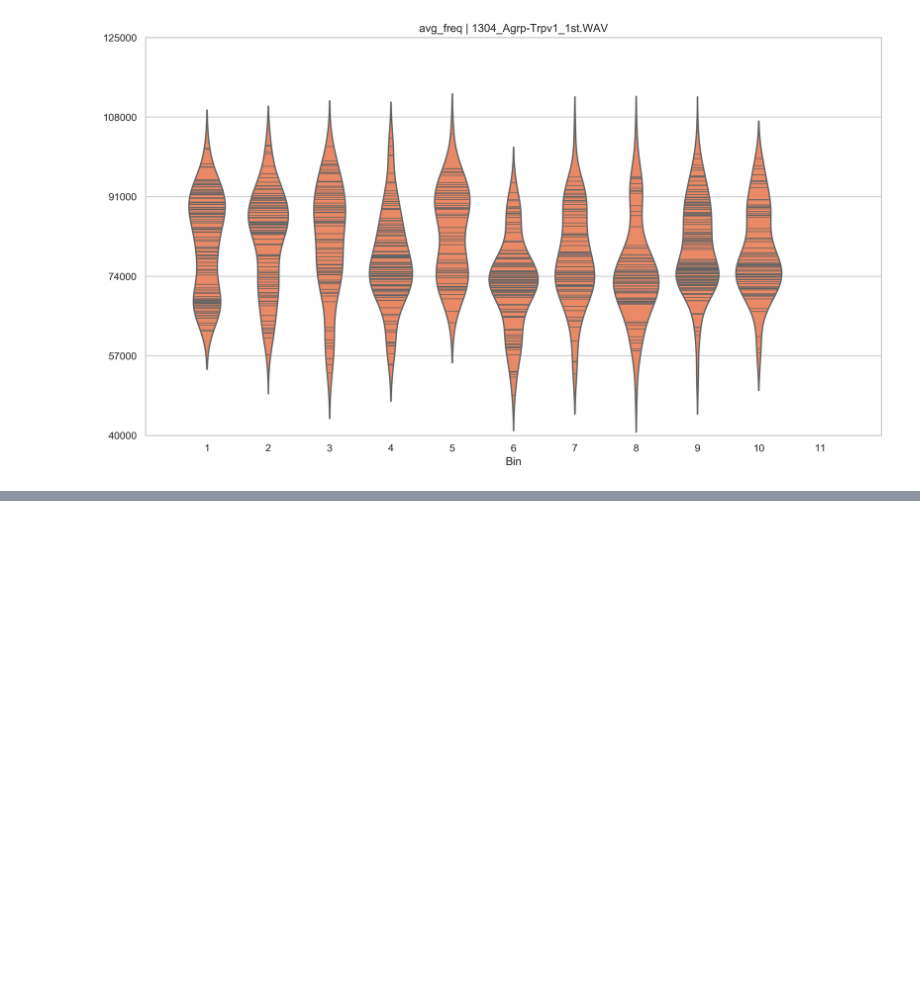
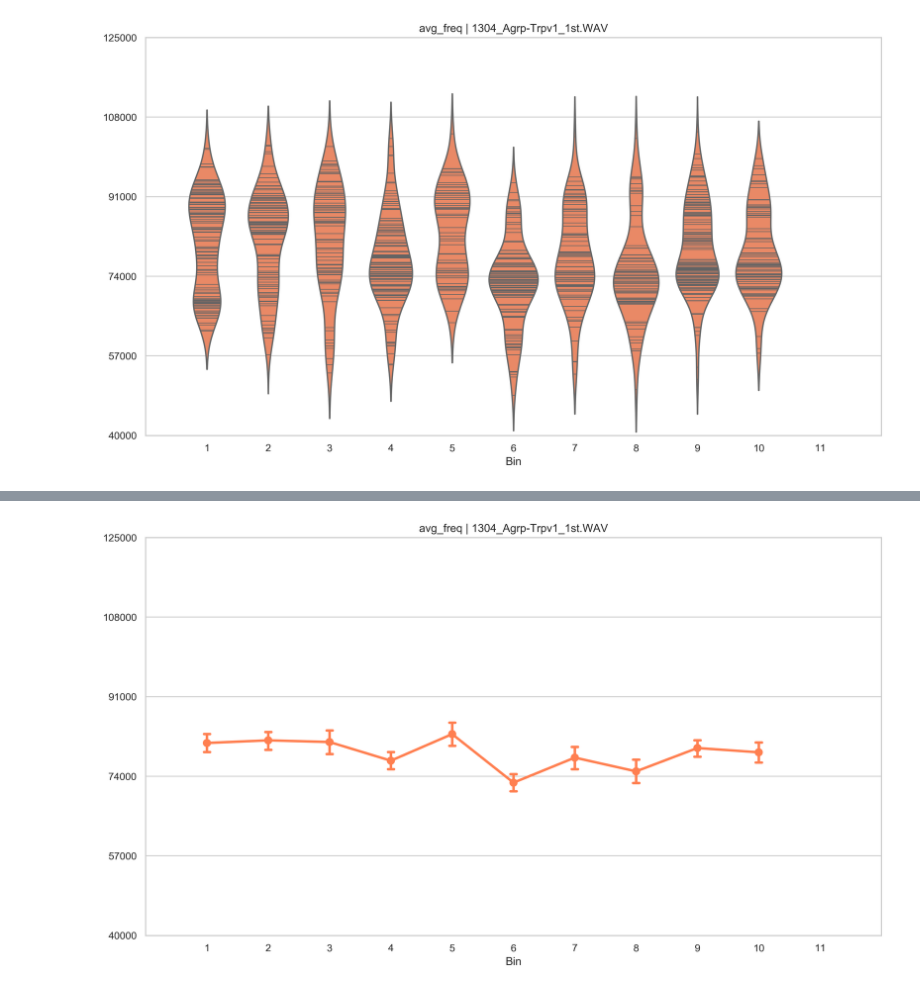
Before and after one commit to gumadeiras/vocalpy, a Jupyter notebook: notebooks/single_recording.ipynb, the cells around one changed output, grey strips where cells are left out. Drawn from its saved outputs; the diff is of its cells as text; code cells hidden in the pictures; blank space fills up the shorter version.

Commit message:
notebook with example plots

```diff
--- a/notebooks/single_recording.ipynb
+++ b/notebooks/single_recording.ipynb
@@ -250,0 +119,5 @@ plt.tight_layout()
+# %%
+dataname = 'avg_freq'
+data = VizObj.pointplot(dataname)
+# %% [output]
+[figure, added]
```
Also changed, not shown: parts of 6 cells of this notebook, 1 other file.
